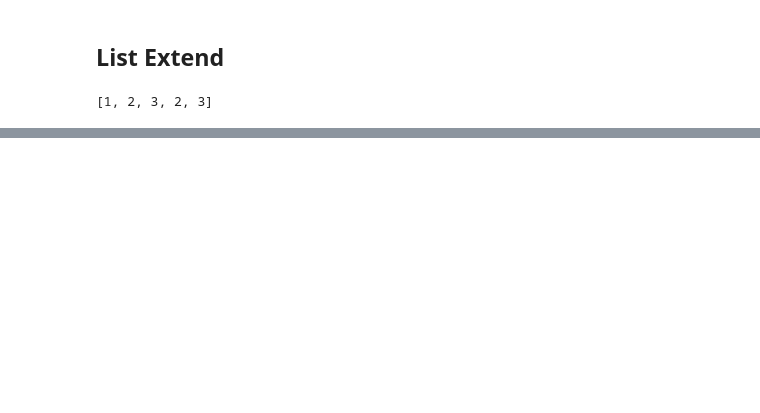
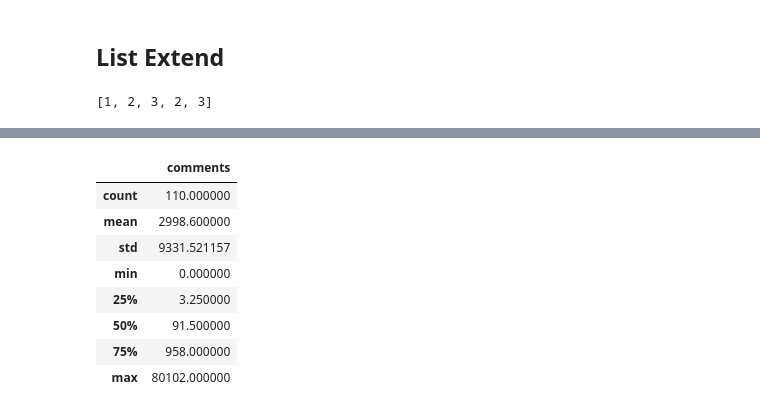
Before and after one commit to ywchiu/pycrawler_sina, a Jupyter notebook: 20161110Demo.ipynb, the cells around one changed output, grey strips where cells are left out. Cells and saved outputs as stored; diff of their text form; code cells hidden in the pictures; blank space fills up the shorter version.

```diff
--- a/20161110Demo.ipynb
+++ b/20161110Demo.ipynb
@@ -448,0 +551,12 @@ a
+# %%
+df.describe()
+# %% [output]
+|  | comments |
+| count | 110.000000 |
+| mean | 2998.600000 |
+| std | 9331.521157 |
+| min | 0.000000 |
+| 25% | 3.250000 |
+| 50% | 91.500000 |
+| 75% | 958.000000 |
+| max | 80102.000000 |
```
Also changed, not shown: parts of 19 cells of this notebook.
